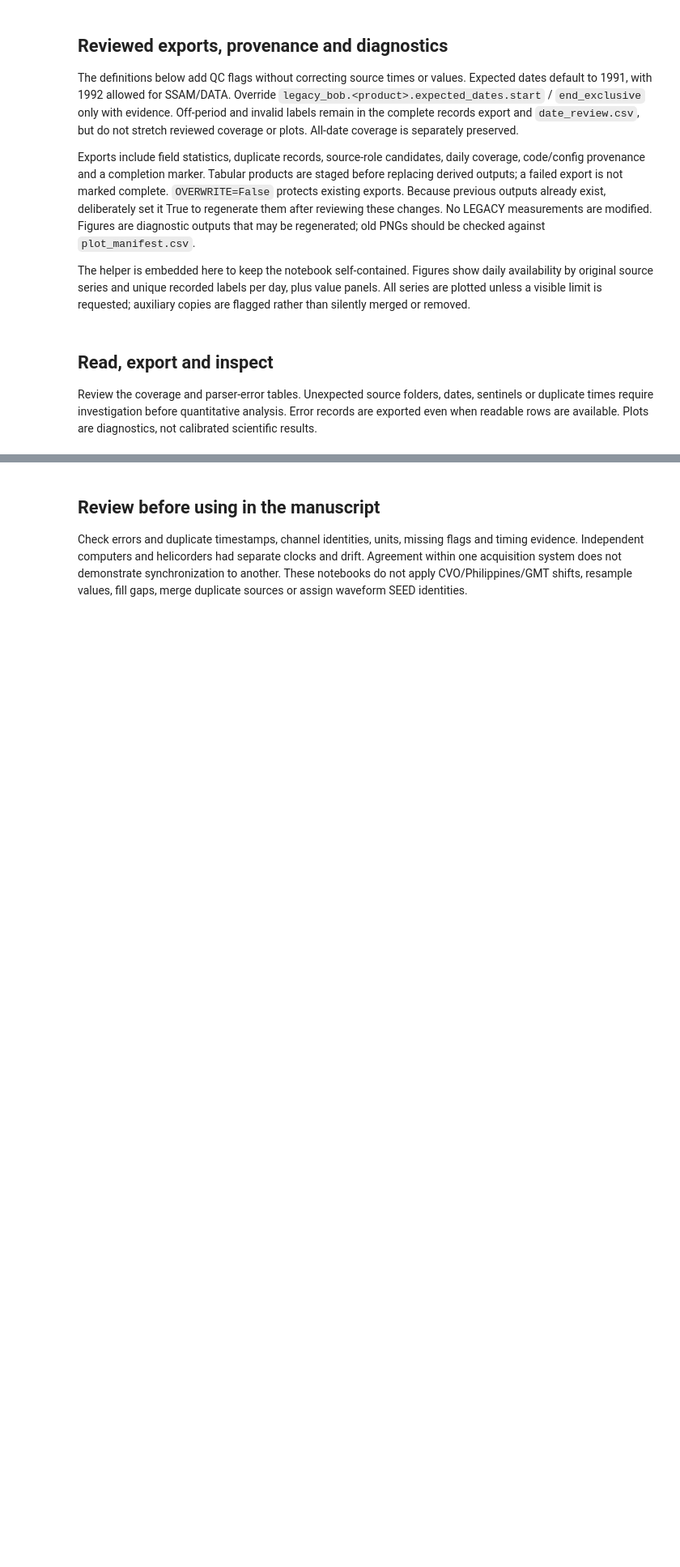
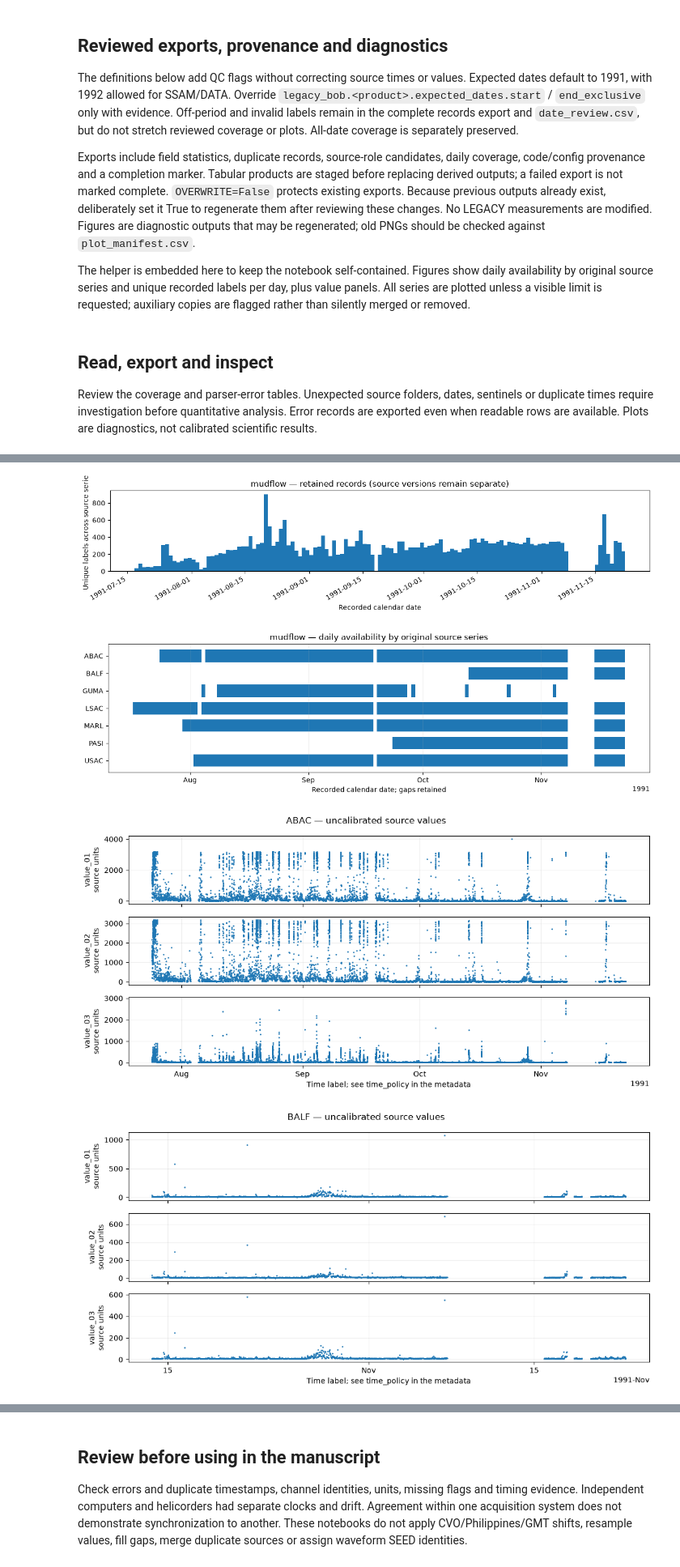
Before and after one commit to gthompson/Pinatubo1991SeismicData, a Jupyter notebook: 10_conversion/65_mudflow.ipynb, the cells around one changed output, grey strips where cells are left out. Shown at 81% size. Saved outputs shown, nothing was run; the diff lists cells and outputs as text; code cells hidden in the pictures; blank space fills up the shorter version.

```diff
--- a/10_conversion/65_mudflow.ipynb
+++ b/10_conversion/65_mudflow.ipynb
@@ -218,7 +243,7 @@ def plot_product(dataset, target, max_series=None):
         manifest.append(dict(series=name,status='plotted',path=str(path)))
     pd.DataFrame(manifest,columns=['series','status','path']).to_csv(target/'plot_manifest.csv',index=False)
 # %%
-NOTES = 'Read three positional values per measurement. Station identities, counter semantics, thresholds and sensor units need source verification. These are monitoring records, not a validated catalogue of lahars. Preserve zeros and mask configured missing sentinels. Source headers may describe GMT/local conversions; no automatic clock correction is applied.\n\nInspect the PROGS subfolder separately if it contains DAT files that are software inputs rather than observations; select a verified source_subdir in configuration if needed. Errors remain visible rather than silently repairing records.'
+NOTES = 'Read three positional values per measurement. Station identities, counter semantics, thresholds and sensor units need source verification. These are monitoring records, not a validated catalogue of lahars. Preserve zeros and mask configured missing sentinels. Source headers may describe GMT/local conversions; no automatic clock correction is applied.\n\nOnly `*.DAT` files are read. Every other file is listed in `skipped_inputs.csv` with a reason. `PROGS/10AUG91.DA2`–`11AUG91.DA5` are GMT copies of the MARL, ABAC, USAC and GUMA files for 10–11 August (the same values 8 h later in the station files), so no data are lost. The single values 8016 and 8010 do not repeat, so unlike tilt there is no evidence of a digitizer limit. Errors remain visible rather than silently repairing records.'
 # %% [markdown]
 ## Read, export and inspect
 
@@ -252,0 +290,8 @@ plot_product(dataset,target)
+# %%
+source = product_source('mudflow', 'MUDFLOW')
+dataset = read_mudflow(source)
+skipped = skipped_inputs(source)
+display(skipped)
+target=export_product(dataset,'mudflow',NOTES,skipped_inputs=skipped)
+plot_product(dataset,target)
+# %% [output]
@@ -252,0 +322,4 @@ plot_product(dataset,target)
+[figure, added]
+[figure, added]
+[figure, added]
+[figure, added]
```
Also changed, not shown: parts of 5 cells of this notebook, 11 other files.
